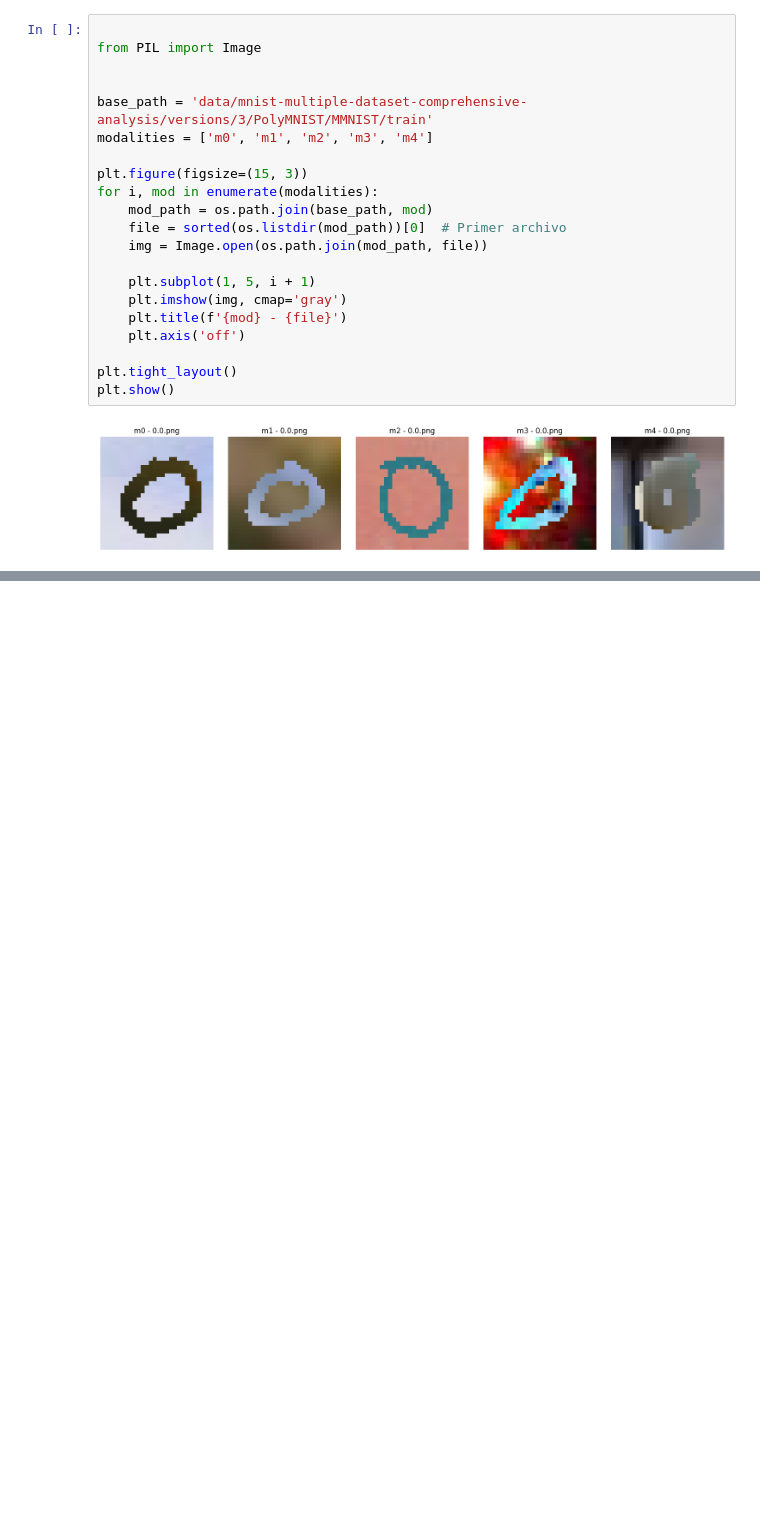
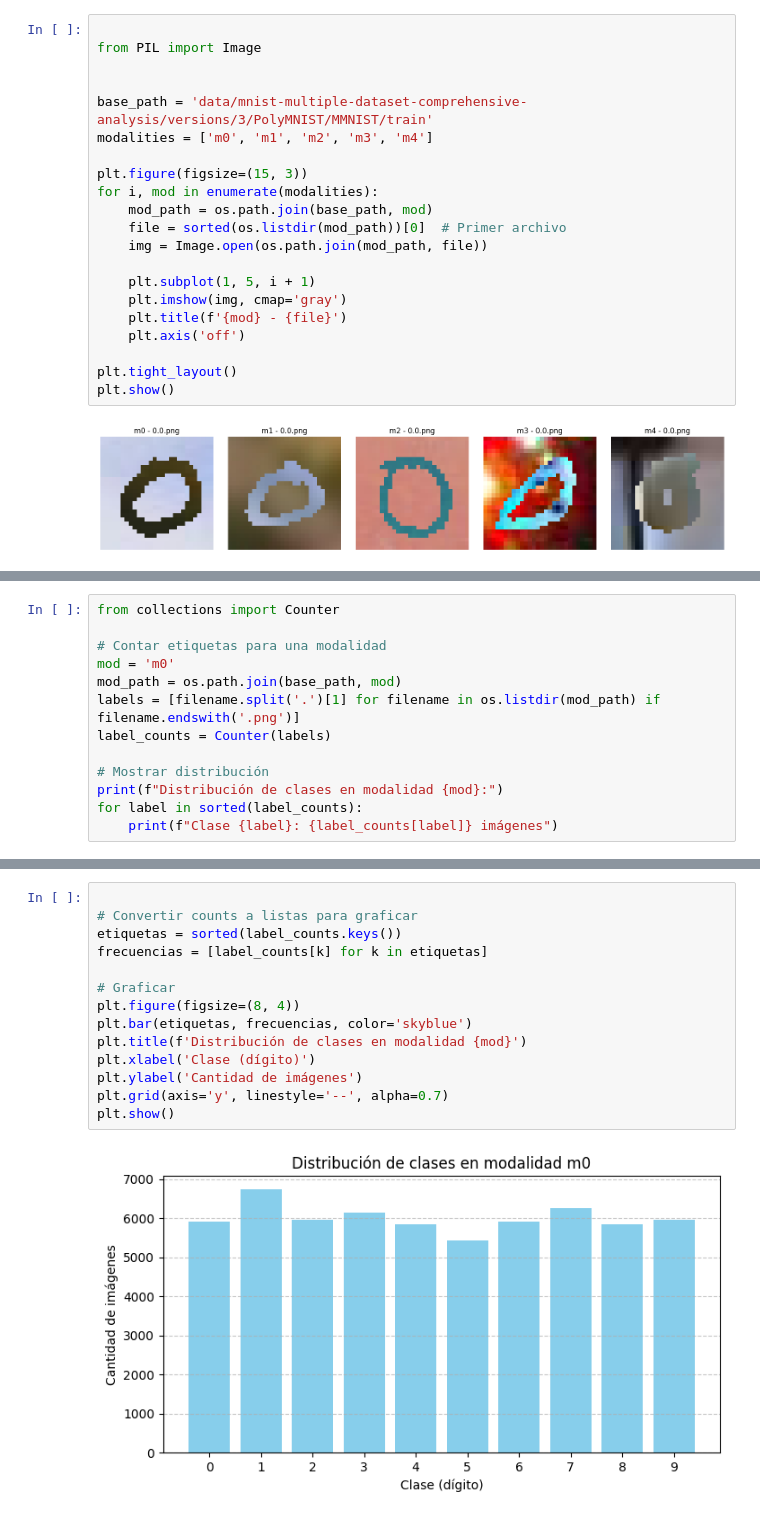
Before and after one commit to DanielDubon/DS_LB3, a Jupyter notebook: analisisexploratorio.ipynb, the cells around one changed output, grey strips where cells are left out. Drawn from its saved outputs; the diff is of its cells as text; blank space fills up the shorter version.

```diff
--- a/analisisexploratorio.ipynb
+++ b/analisisexploratorio.ipynb
@@ -78,0 +100,13 @@ plt.show()
+# %%
+from collections import Counter
+
+# Contar etiquetas para una modalidad
+mod = 'm0'
+mod_path = os.path.join(base_path, mod)
+labels = [filename.split('.')[1] for filename in os.listdir(mod_path) if filename.endswith('.png')]
+label_counts = Counter(labels)
+
+# Mostrar distribución
+print(f"Distribución de clases en modalidad {mod}:")
+for label in sorted(label_counts):
+    print(f"Clase {label}: {label_counts[label]} imágenes")
@@ -78,0 +125,16 @@ plt.show()
+# %%
+
+# Convertir counts a listas para graficar
+etiquetas = sorted(label_counts.keys())
+frecuencias = [label_counts[k] for k in etiquetas]
+
+# Graficar
+plt.figure(figsize=(8, 4))
+plt.bar(etiquetas, frecuencias, color='skyblue')
+plt.title(f'Distribución de clases en modalidad {mod}')
+plt.xlabel('Clase (dígito)')
+plt.ylabel('Cantidad de imágenes')
+plt.grid(axis='y', linestyle='--', alpha=0.7)
+plt.show()
+# %% [output]
+[figure, added]
```
Also changed, not shown: parts of 9 cells of this notebook.
